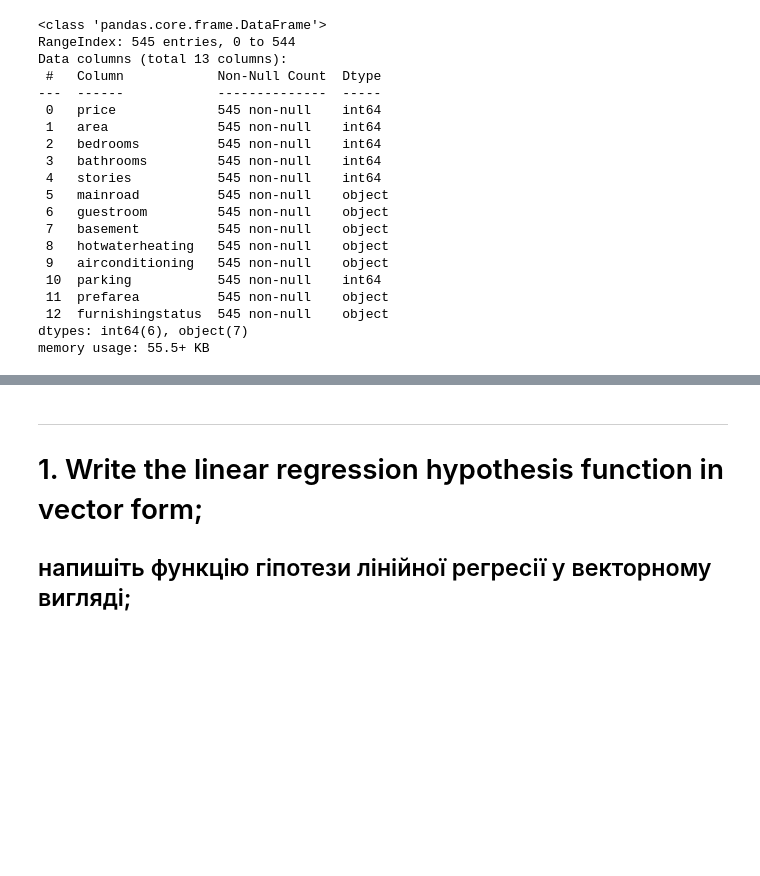
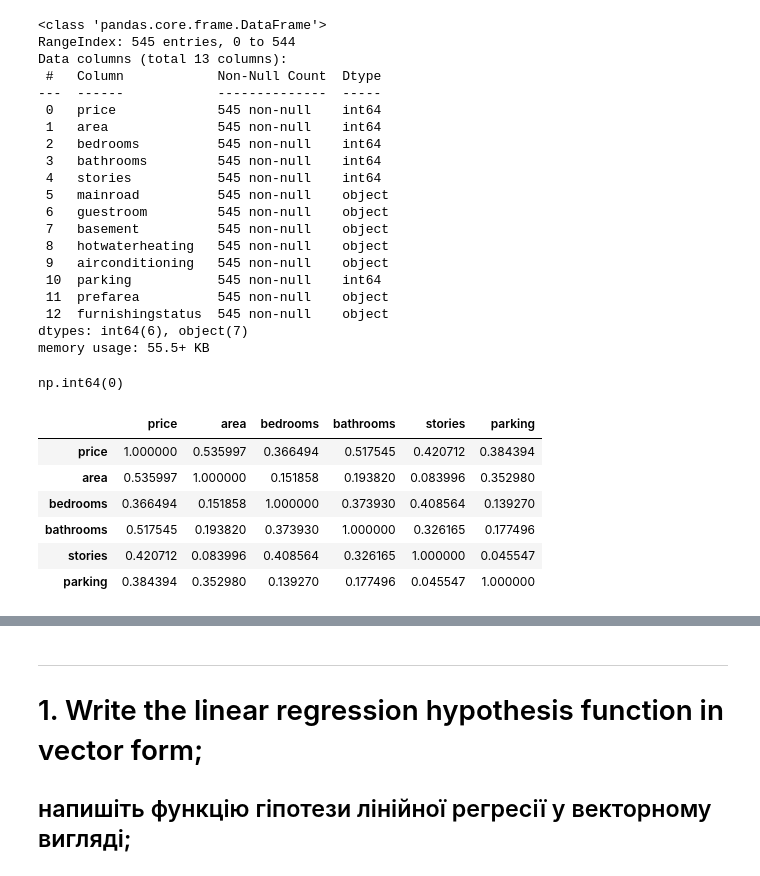
Before and after one commit to SiracencoSerghei/DataScienceHW, a Jupyter notebook: HW3/hw3.ipynb, the cells around one changed output, grey strips where cells are left out. Saved outputs shown, nothing was run; the diff lists cells and outputs as text; code cells hidden in the pictures; blank space fills up the shorter version.

```diff
--- a/HW3/hw3.ipynb
+++ b/HW3/hw3.ipynb
@@ -73,3 +73,18 @@ Data columns (total 13 columns):
  12  furnishingstatus  545 non-null    object
 dtypes: int64(6), object(7)
 memory usage: 55.5+ KB
+# %%
+data.duplicated().sum()
+# %% [output]
+np.int64(0)
+# %%
+cor_matrix = data.corr(numeric_only=True)
+cor_matrix
+# %% [output]
+|  | price | area | bedrooms | bathrooms | stories | parking |
+| price | 1.000000 | 0.535997 | 0.366494 | 0.517545 | 0.420712 | 0.384394 |
+| area | 0.535997 | 1.000000 | 0.151858 | 0.193820 | 0.083996 | 0.352980 |
+| bedrooms | 0.366494 | 0.151858 | 1.000000 | 0.373930 | 0.408564 | 0.139270 |
+| bathrooms | 0.517545 | 0.193820 | 0.373930 | 1.000000 | 0.326165 | 0.177496 |
+| stories | 0.420712 | 0.083996 | 0.408564 | 0.326165 | 1.000000 | 0.045547 |
+| parking | 0.384394 | 0.352980 | 0.139270 | 0.177496 | 0.045547 | 1.000000 |
```
Also changed, not shown: parts of 5 cells of this notebook, 1 other file.
